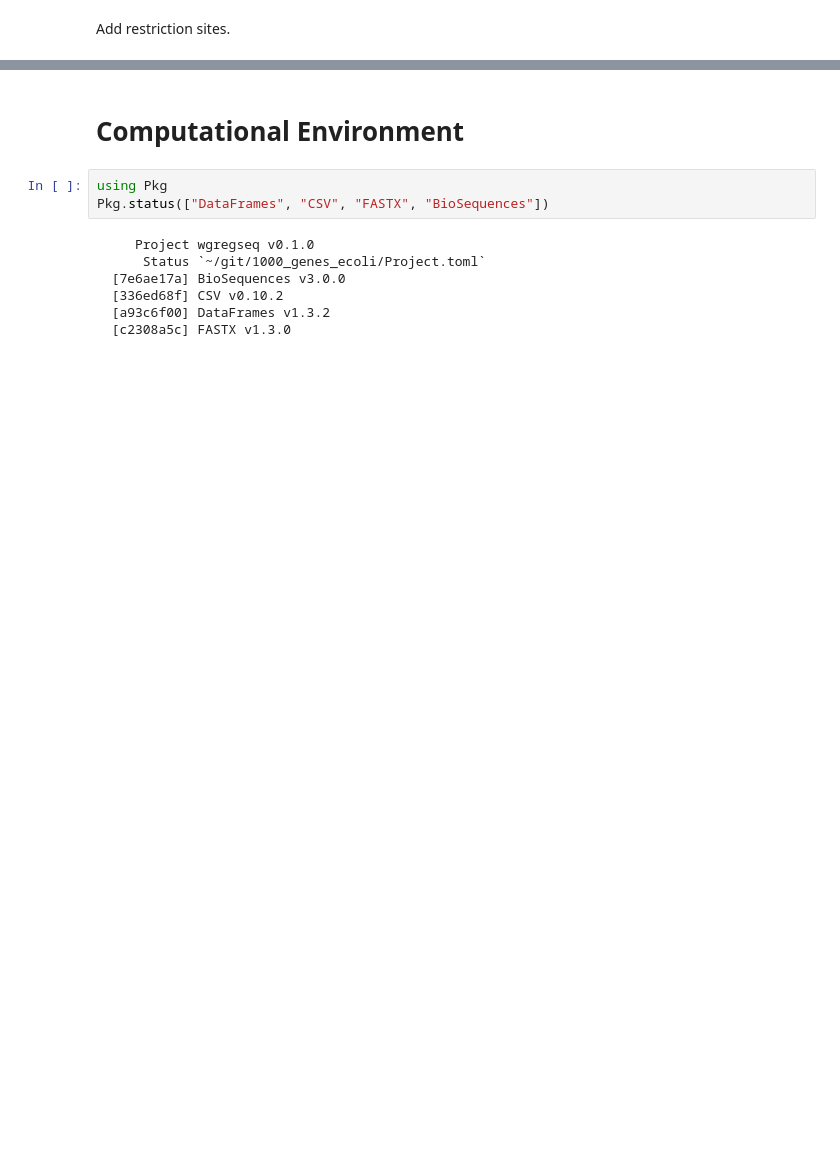
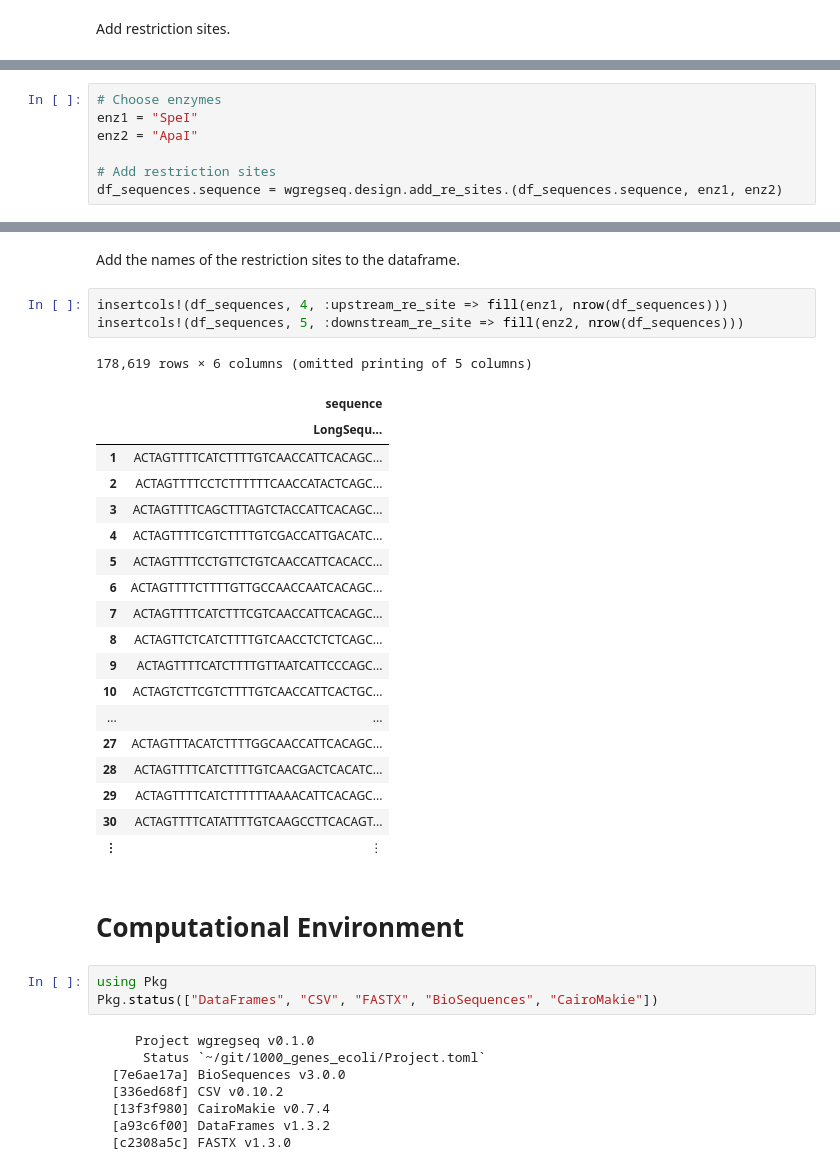
Before and after one commit to RPGroup-PBoC/Reg-Seq-2, a Jupyter notebook: notebooks/02_oligo_design.ipynb, the cells around one changed output, grey strips where cells are left out. Drawn from its saved outputs; the diff is of its cells as text; blank space fills up the shorter version.

```diff
--- a/notebooks/02_oligo_design.ipynb
+++ b/notebooks/02_oligo_design.ipynb
@@ -442,0 +598,7 @@ append!(df_stack, DataFrame(dict_enz))
+# %%
+# Choose enzymes
+enz1 = "SpeI"
+enz2 = "ApaI"
+
+# Add restriction sites
+df_sequences.sequence = wgregseq.design.add_re_sites.(df_sequences.sequence, enz1, enz2)
@@ -443,12 +637,38 @@ append!(df_stack, DataFrame(dict_enz))
+# %% [markdown]
+Add the names of the restriction sites to the dataframe.
+# %%
+insertcols!(df_sequences, 4, :upstream_re_site => fill(enz1, nrow(df_sequences)))
+insertcols!(df_sequences, 5, :downstream_re_site => fill(enz2, nrow(df_sequences)))
+# %% [output]
+178,619 rows × 6 columns (omitted printing of 5 columns)
+|  | sequence |
+|  | LongSequ… |
+| 1 | ACTAGTTTTCATCTTTTGTCAACCATTCACAGC... |
+| 2 | ACTAGTTTTCCTCTTTTTTCAACCATACTCAGC... |
+| 3 | ACTAGTTTTCAGCTTTAGTCTACCATTCACAGC... |
+| 4 | ACTAGTTTTCGTCTTTTGTCGACCATTGACATC... |
+| 5 | ACTAGTTTTCCTGTTCTGTCAACCATTCACACC... |
+| 6 | ACTAGTTTTCTTTTGTTGCCAACCAATCACAGC... |
+| 7 | ACTAGTTTTCATCTTTCGTCAACCATTCACAGC... |
+| 8 | ACTAGTTCTCATCTTTTGTCAACCTCTCTCAGC... |
+| 9 | ACTAGTTTTCATCTTTTGTTAATCATTCCCAGC... |
+| 10 | ACTAGTCTTCGTCTTTTGTCAACCATTCACTGC... |
+| ... | ... |
+| 27 | ACTAGTTTACATCTTTTGGCAACCATTCACAGC... |
+| 28 | ACTAGTTTTCATCTTTTGTCAACGACTCACATC... |
+| 29 | ACTAGTTTTCATCTTTTTTAAAACATTCACAGC... |
+| 30 | ACTAGTTTTCATATTTTGTCAAGCCTTCACAGT... |
+| ⋮ | ⋮ |
 # %% [markdown]
 # Computational Environment
 # %%
 using Pkg
-Pkg.status(["DataFrames", "CSV", "FASTX", "BioSequences"])
+Pkg.status(["DataFrames", "CSV", "FASTX", "BioSequences", "CairoMakie"])
 # %% [output]
      Project wgregseq v0.1.0
       Status `~/git/1000_genes_ecoli/Project.toml`
   [7e6ae17a] BioSequences v3.0.0
   [336ed68f] CSV v0.10.2
+  [13f3f980] CairoMakie v0.7.4
   [a93c6f00] DataFrames v1.3.2
   [c2308a5c] FASTX v1.3.0
```
Also changed, not shown: parts of 23 cells of this notebook.
